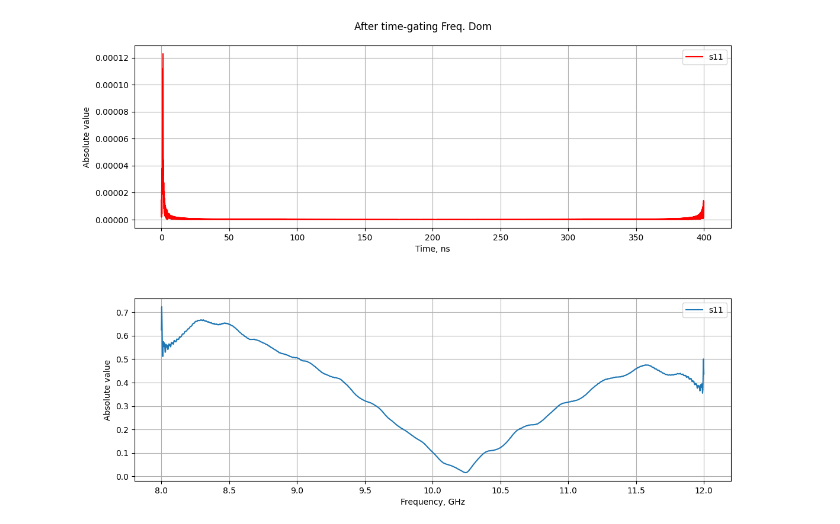
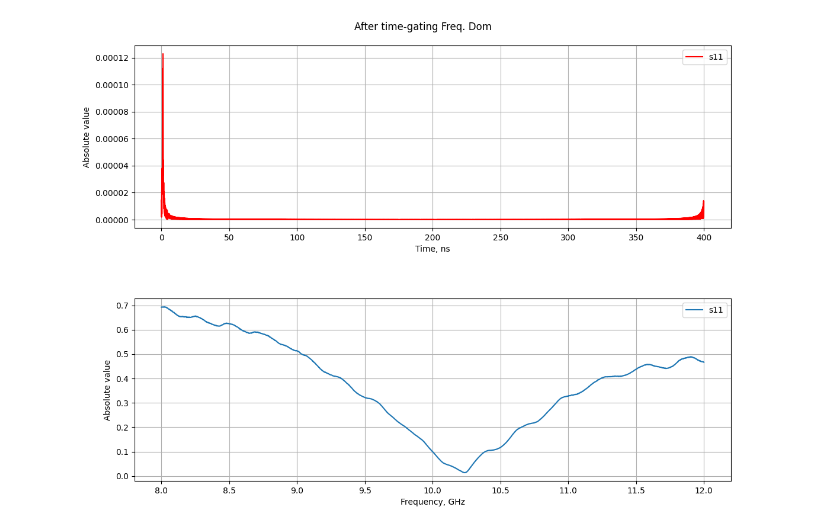
Before and after one commit to isvoropaev02/post_processing_RIS, a Jupyter notebook: main.ipynb, the cells around one changed output. Saved outputs shown, nothing was run; the diff lists cells and outputs as text; code cells hidden in the pictures.

```diff
--- a/main.ipynb
+++ b/main.ipynb
@@ -8,6 +9,9 @@ from file_opener import run
 # %%
 %matplotlib widget
 import matplotlib.pyplot as plt
+# %%
+de_embadding = True # указать, нужен или не нужен
+time_gating = False # указать, нужен или не нужен
 # %% [markdown]
 ### Импорт сырых данных из .s2p файла и перевод их в комплексные числа
 # %%
@@ -124,19 +128,20 @@ def time_gate_s_param(gate: np.ndarray, s_par: pd.core.series.Series, n=N_fft, t
     s_new = fft(time_dom_s.to_numpy())
     return pd.Series(s_new)
 # %%
-s11 = time_gate_s_param(gate=gate_s11, s_par=s11)
+if time_gating == True:
+    s11 = time_gate_s_param(gate=gate_s11, s_par=s11)
 
 fig3 = plt.figure(figsize=(13,4))
 
 ax_1 = fig3.add_subplot(111)
 ax_1.plot(frequency*1e-9, s11.apply(abs)[0:len(frequency)], label='s11')
 ax_1.set_xlabel("Frequency, GHz")
 ax_1.set_ylabel("Absolute value")
 plt.legend()
 plt.grid()
 
 
 fig2.suptitle('After time-gating Freq. Dom')
 plt.show()
 # %% [output]
-[figure, old version]
+[figure, new version]
```
Also changed, not shown: parts of 1 cell of this notebook.
